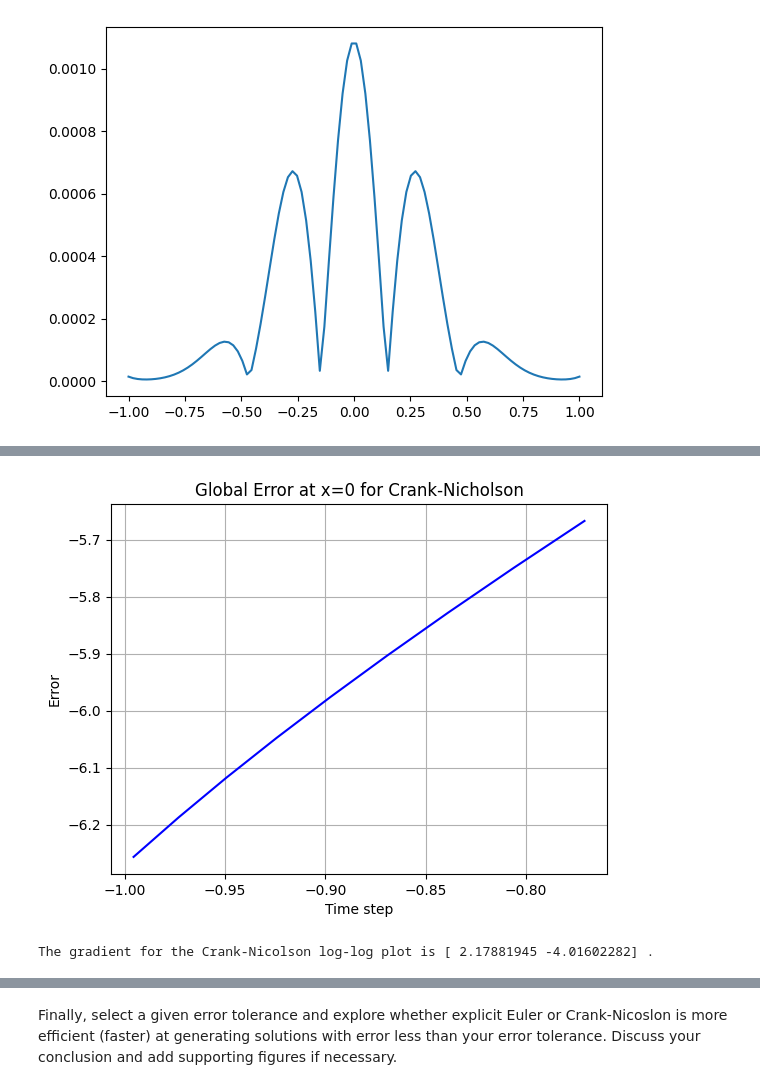
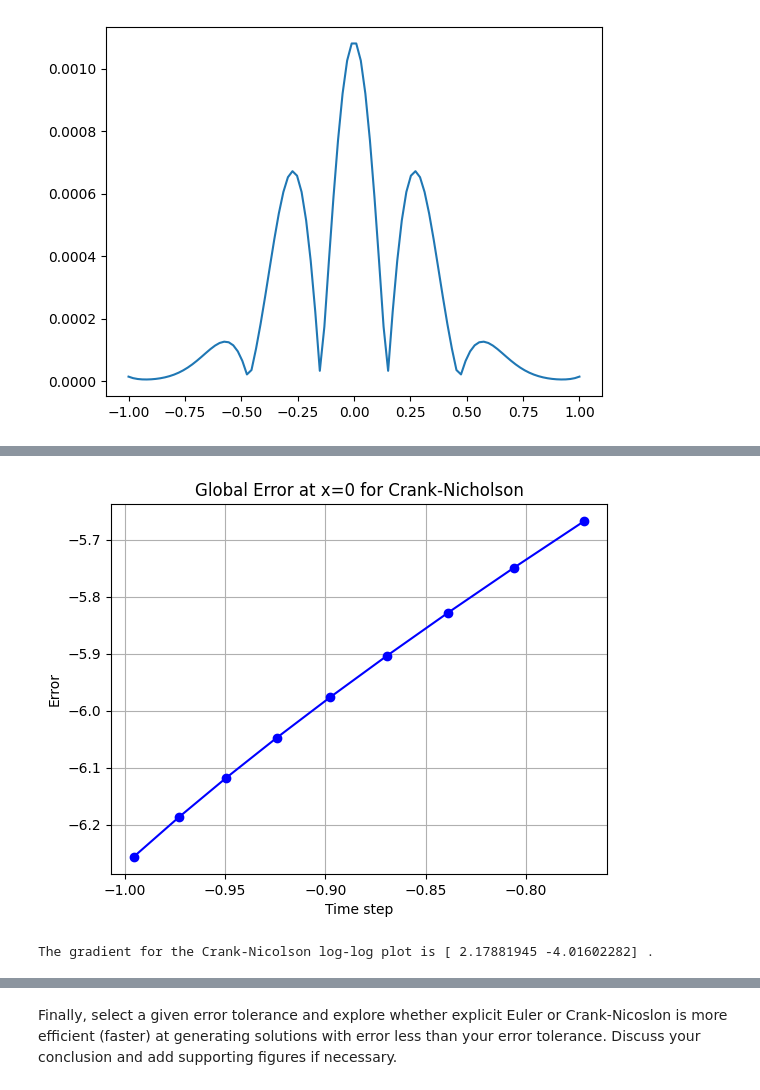
Before and after one commit to hesoane123-dev/QCES, a Jupyter notebook: Project1_numerical_methods.ipynb, the cells around one changed output, grey strips where cells are left out. Saved outputs shown, nothing was run; the diff lists cells and outputs as text; code cells hidden in the pictures.

```diff
--- a/Project1_numerical_methods.ipynb
+++ b/Project1_numerical_methods.ipynb
@@ -369,7 +488,7 @@ for i in range(20):
   CN_error[i] = np.abs(true_solution(0.5,t_end,kappa) - c_CN[arg,-1])
 
 
-plt.plot(np.log10(stepsize[10:19]), np.log10(CN_error[10:19]),'b-')
+plt.plot(np.log10(stepsize[10:19]), np.log10(CN_error[10:19]),'bo-')
 plt.ylabel('Error')
 plt.xlabel('Time step')
 plt.title('Global Error at x=0 for Crank-Nicholson')
@@ -398,4 +517,4 @@ Crank-Nicolson method took 0.75 seconds
-[figure, old version]
+[figure, new version]
 The gradient for the Crank-Nicolson log-log plot is [ 2.17881945 -4.01602282] .
 # %%
 # Add code to plot error here
```
Also changed, not shown: parts of 12 cells of this notebook.
